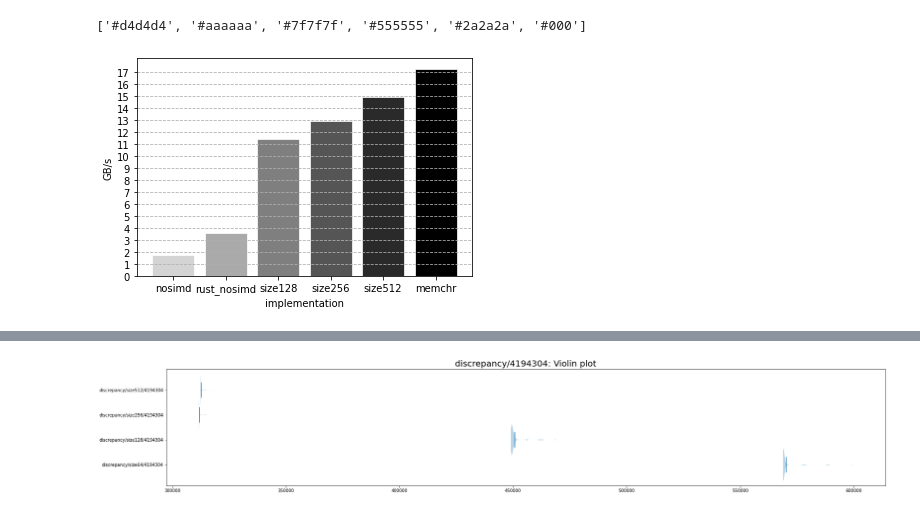
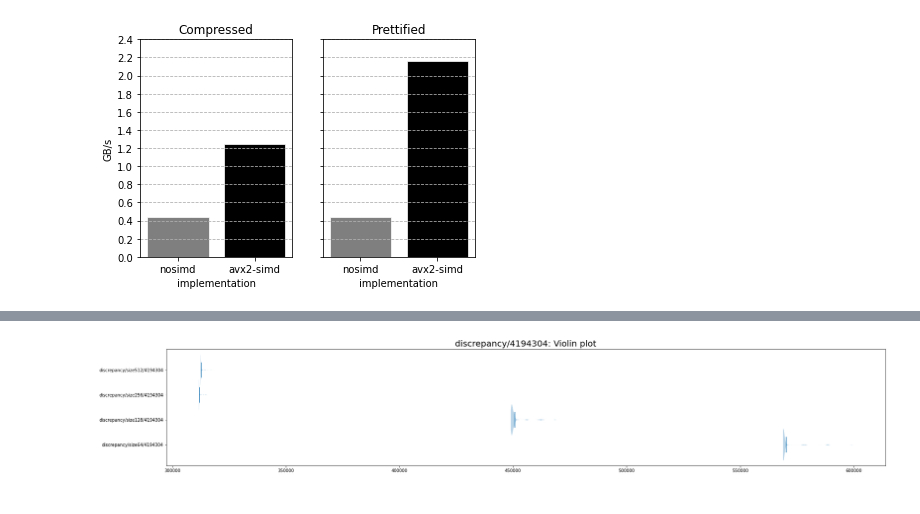
Before and after one commit to rsonquery/rsonpath, a Jupyter notebook: simd-benchmarks/plot.ipynb, the cells around one changed output, grey strips where cells are left out. Saved outputs shown, nothing was run; the diff lists cells and outputs as text; code cells hidden in the pictures.

```diff
--- a/simd-benchmarks/plot.ipynb
+++ b/simd-benchmarks/plot.ipynb
@@ -1,52 +1,55 @@
 # %%
 import matplotlib.pyplot as plt
+import numpy as np
 import json
 import math
-
-size = 33554432
-
-measurements = [
-    1.73309,
-    3.59841,
-    11.40725,
-    12.88771,
-    14.91109,
-    17.25785,
-]
-
-names = [
-    "nosimd",
-    "rust_nosimd",
-    "size128",
-    "size256",
-    "size512",
-    "memchr",
-]
 
 def get_color(n, i):
     x = (i + 1.0) / n
     val = 255.0 - (x * 255.0)
     hex_str = hex(math.floor(val)).split('x')[1]
     return f'#{hex_str}{hex_str}{hex_str}'
 
-fig, ax = plt.subplots()
+def get_colors_for(measurements):
+    return list(map(lambda i: get_color(len(measurements), i), range(0, len(measurements))))
 
-colors = list(map(lambda i: get_color(len(measurements), i), range(0, len(measurements))))
+measurements1 = [
+    0.43731,
+    1.24747
+]
 
-print(colors)
+measurements2 = [
+    0.43460,
+    2.15702
+]
 
-bars = ax.bar(names, measurements, width=0.8, edgecolor="white", linewidth=0.7, color=colors)
-ax.set_yticks(list(range(18)))
+names = [
+    "nosimd",
+    "avx2-simd",
+]
 
-ax.set_xlabel("implementation")
-ax.set_ylabel("GB/s")
+fig, ax = plt.subplots(ncols=2, sharey=True)
 
-plt.grid(axis = 'y', linestyle = '--')
+colors1 = get_colors_for(measurements1)
+colors2 = get_colors_for(measurements2)
+
+ax[0].bar(names, measurements1, width=0.8, edgecolor="white", linewidth=0.7, color=colors1)
+ax[1].bar(names, measurements2, width=0.8, edgecolor="white", linewidth=0.7, color=colors2)
+
+ax[0].set_yticks(np.arange(0.0, 2.5, 0.2))
+
+ax[0].set_title("Compressed")
+ax[1].set_title("Prettified")
+ax[0].set_xlabel("implementation")
+ax[1].set_xlabel("implementation")
+ax[0].set_ylabel("GB/s")
+
+ax[0].grid(axis = 'y', linestyle = '--')
+ax[1].grid(axis = 'y', linestyle = '--')
 plt.savefig("plot.svg", format="svg")
 plt.show()
 # %% [output]
-['#d4d4d4', '#aaaaaa', '#7f7f7f', '#555555', '#2a2a2a', '#000']
-[figure, old version]
+[figure, new version]
 # %%
 measurements[0]
 # %% [output]
```
Also changed, not shown: 3 other files.
